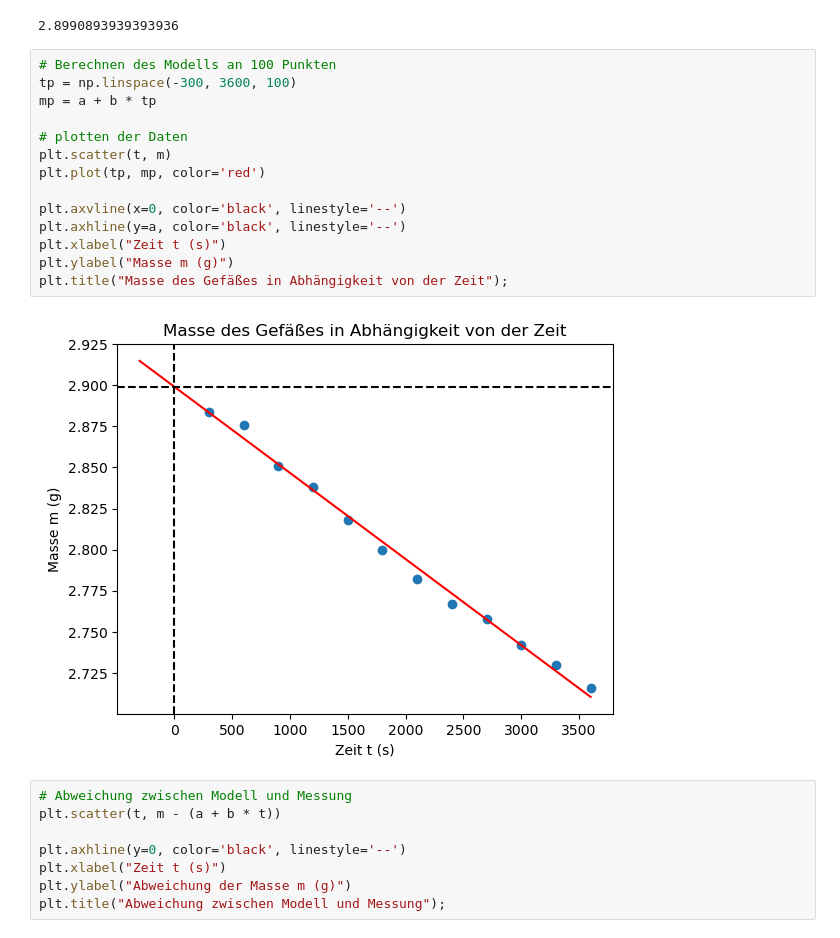
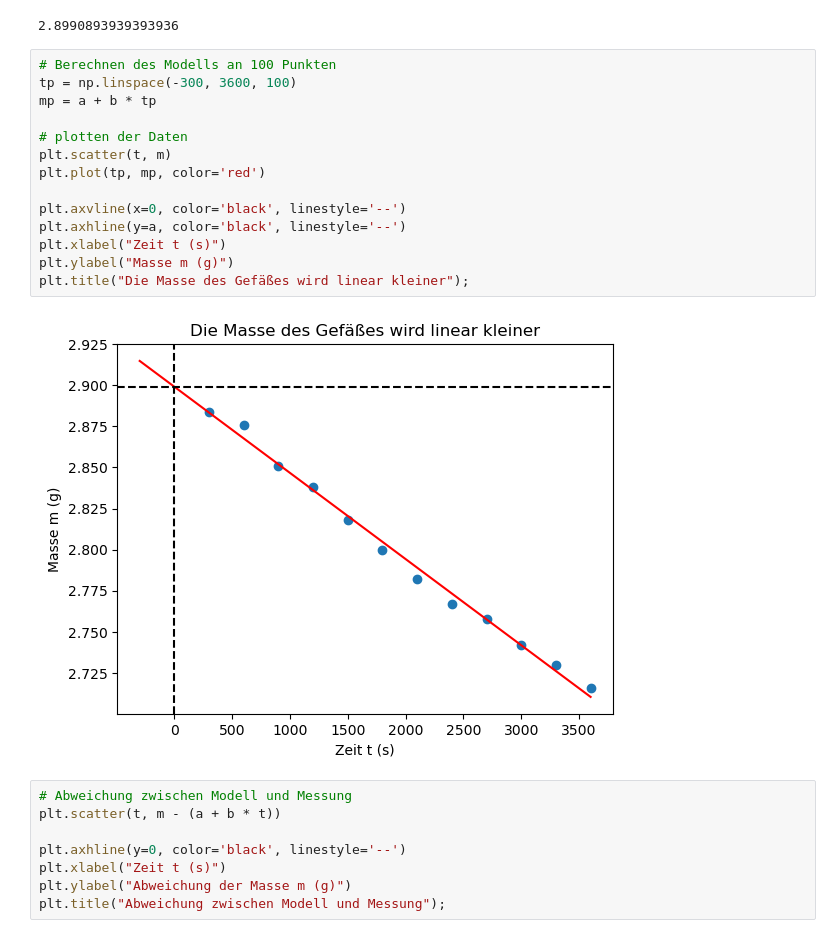
Before and after one commit to Lippitz-Lab/praktikum_1, a Jupyter notebook: kap2_messunsicherheit.ipynb, the cells around one changed output. Cells and saved outputs as stored; diff of their text form.

```diff
--- a/kap2_messunsicherheit.ipynb
+++ b/kap2_messunsicherheit.ipynb
@@ -436,19 +436,19 @@ a
 # %%
 # Berechnen des Modells an 100 Punkten
 tp = np.linspace(-300, 3600, 100)
 mp = a + b * tp
 
 # plotten der Daten
 plt.scatter(t, m)
 plt.plot(tp, mp, color='red')
 
 plt.axvline(x=0, color='black', linestyle='--')
 plt.axhline(y=a, color='black', linestyle='--')
 plt.xlabel("Zeit t (s)")
 plt.ylabel("Masse m (g)")
-plt.title("Masse des Gefäßes in Abhängigkeit von der Zeit");
+plt.title("Die Masse des Gefäßes wird linear kleiner");
 # %% [output]
-[figure, old version]
+[figure, new version]
 # %%
 # Abweichung zwischen Modell und Messung
 plt.scatter(t, m - (a + b * t))
```
